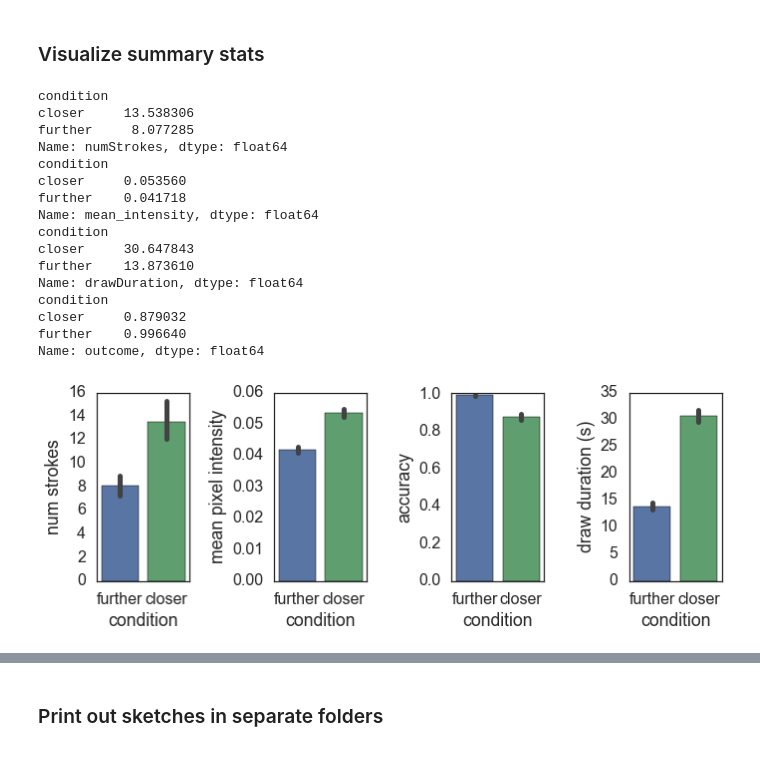
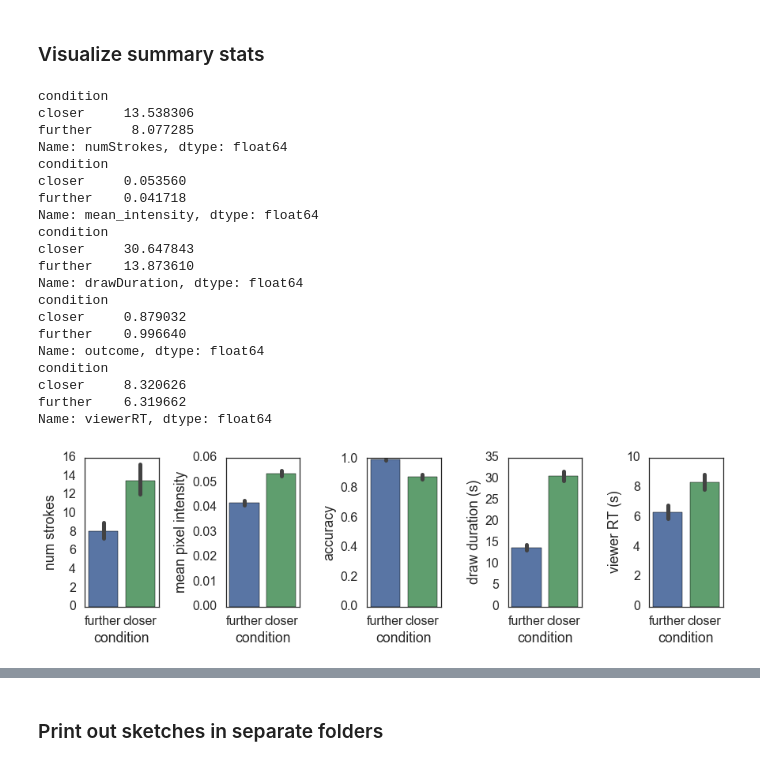
Before and after one commit to judithfan/visual_communication_in_context, a Jupyter notebook: analysis/pilot2_analysis_sketchpad_basic.ipynb, the cells around one changed output, grey strips where cells are left out. Cells and saved outputs as stored; diff of their text form; code cells hidden in the pictures.

Commit message:
update analysis notebook with viewer RT; move abstract file

```diff
--- a/analysis/pilot2_analysis_sketchpad_basic.ipynb
+++ b/analysis/pilot2_analysis_sketchpad_basic.ipynb
@@ -331,6 +334,7 @@ print D.groupby('condition')['numStrokes'].mean()
 print D.groupby('condition')['mean_intensity'].mean()
 print D.groupby('condition')['drawDuration'].mean()
 print D.groupby('condition')['outcome'].mean()
+print D.groupby('condition')['viewerRT'].mean()
 # %% [output]
 condition
 closer     13.538306
@@ -348,27 +352,35 @@ condition
 closer     0.879032
 further    0.996640
 Name: outcome, dtype: float64
+condition
+closer     8.320626
+further    6.319662
+Name: viewerRT, dtype: float64
 # %%
-plt.figure(figsize=(10,4))
-plt.subplot(1,4,1)
+plt.figure(figsize=(12.5,4))
+plt.subplot(1,5,1)
 ax = sns.barplot(data=D,x='condition',y='numStrokes')
 plt.ylabel('num strokes')
-plt.subplot(1,4,2)
+plt.subplot(1,5,2)
 sns.barplot(data=D,x='condition',y='mean_intensity')
 plt.ylabel('mean pixel intensity')
-plt.subplot(1,4,3)
+plt.subplot(1,5,3)
 sns.barplot(data=D,x='condition',y='outcome')
 plt.ylabel('accuracy')
 plt.ylim([0,1.01])
-plt.subplot(1,4,4)
+plt.subplot(1,5,4)
 sns.barplot(data=D,x='condition',y='drawDuration')
 plt.ylabel('draw duration (s)')
+plt.subplot(1,5,5)
+ax = sns.barplot(data=D,x='condition',y='viewerRT')
+plt.ylabel('viewer RT (s)')
+plt.ylim(0,10)
 plt.tight_layout()
 if not os.path.exists('./plots'):
     os.makedirs('./plots')
 plt.savefig('./plots/sketchpad_basic_pilot2_taskperformance.pdf')
 # %% [output]
-[figure, old version]
+[figure, new version]
 # %%
 ## bootstrapped CI's on main task performance measures
 boot, p, lb, ub = bootstrap(closer_strokes - further_strokes)
```
Also changed, not shown: parts of 8 cells of this notebook, 2 other files.
